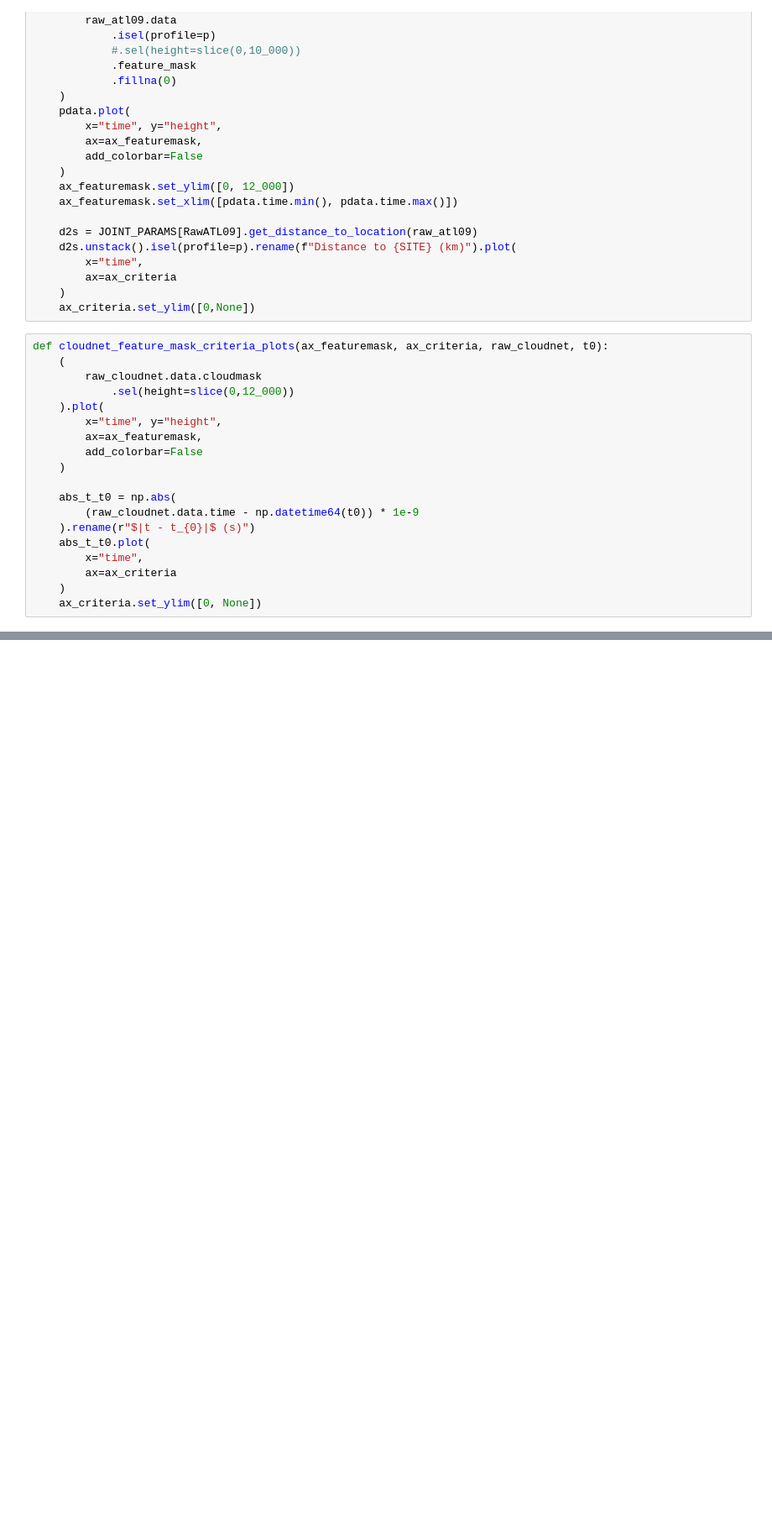
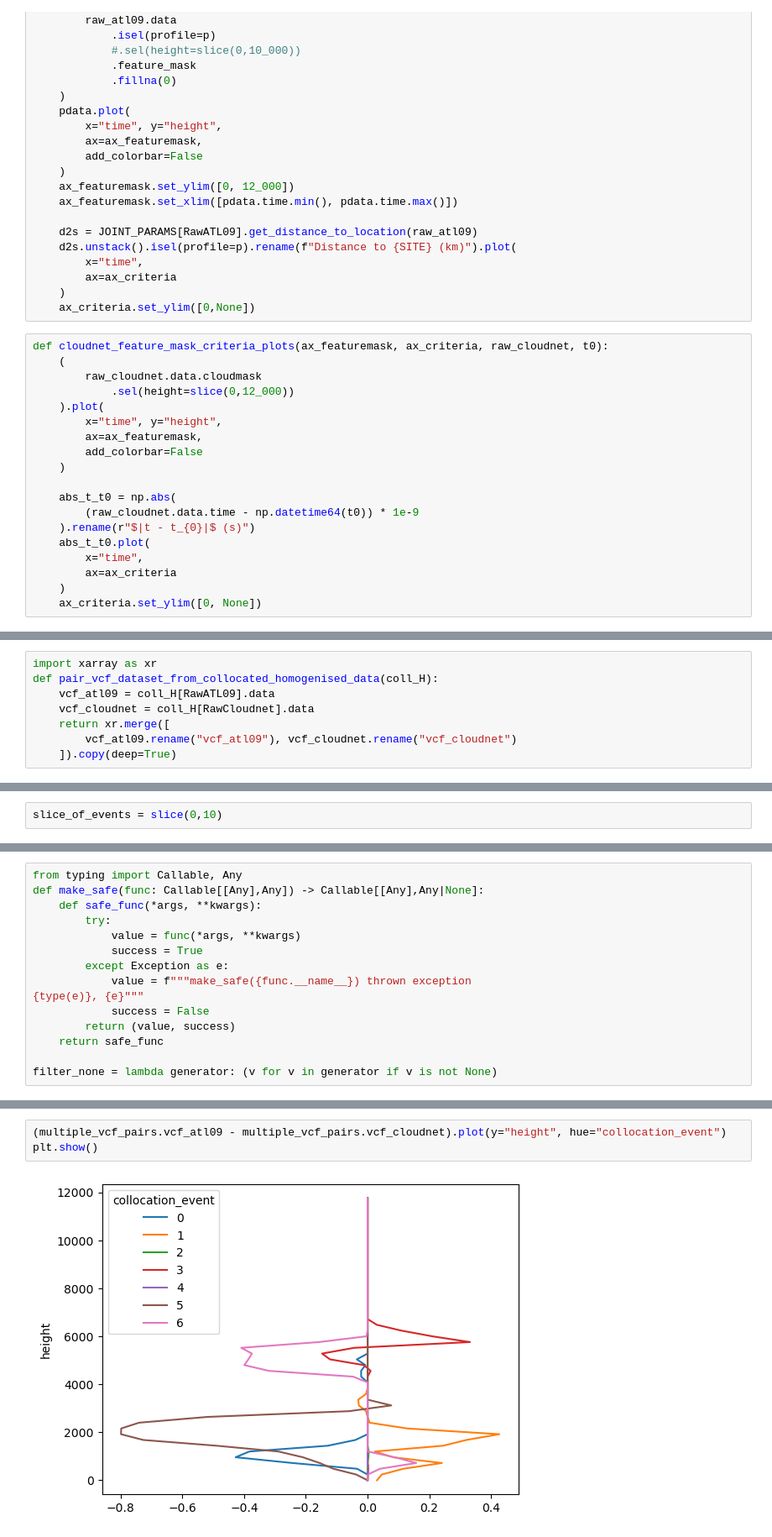
Before and after one commit to DAndrewA/sat-val-framework, a Jupyter notebook: example/local_tests/test_CollocationEventList.ipynb, the cells around one changed output, grey strips where cells are left out. Shown at 84% size. Saved outputs shown, nothing was run; the diff lists cells and outputs as text; blank space fills up the shorter version.

```diff
--- a/example/local_tests/test_CollocationEventList.ipynb
+++ b/example/local_tests/test_CollocationEventList.ipynb
@@ -201,0 +207,8 @@ plt.show()
+# %%
+import xarray as xr
+def pair_vcf_dataset_from_collocated_homogenised_data(coll_H):
+    vcf_atl09 = coll_H[RawATL09].data
+    vcf_cloudnet = coll_H[RawCloudnet].data
+    return xr.merge([
+        vcf_atl09.rename("vcf_atl09"), vcf_cloudnet.rename("vcf_cloudnet")
+    ]).copy(deep=True)
@@ -201,0 +270,2 @@ plt.show()
+# %%
+slice_of_events = slice(0,10)
@@ -201,0 +339,15 @@ plt.show()
+# %%
+from typing import Callable, Any
+def make_safe(func: Callable[[Any],Any]) -> Callable[[Any],Any|None]:
+    def safe_func(*args, **kwargs):
+        try:
+            value = func(*args, **kwargs)
+            success = True
+        except Exception as e:
+            value = f"""make_safe({func.__name__}) thrown exception
+{type(e)}, {e}"""
+            success = False
+        return (value, success)
+    return safe_func
+
+filter_none = lambda generator: (v for v in generator if v is not None)
@@ -201,0 +484,5 @@ plt.show()
+# %%
+(multiple_vcf_pairs.vcf_atl09 - multiple_vcf_pairs.vcf_cloudnet).plot(y="height", hue="collocation_event")
+plt.show()
+# %% [output]
+[figure, added]
```
Also changed, not shown: parts of 30 cells of this notebook.
